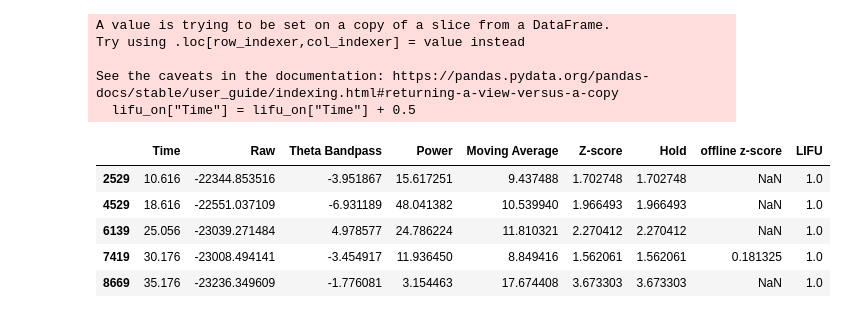
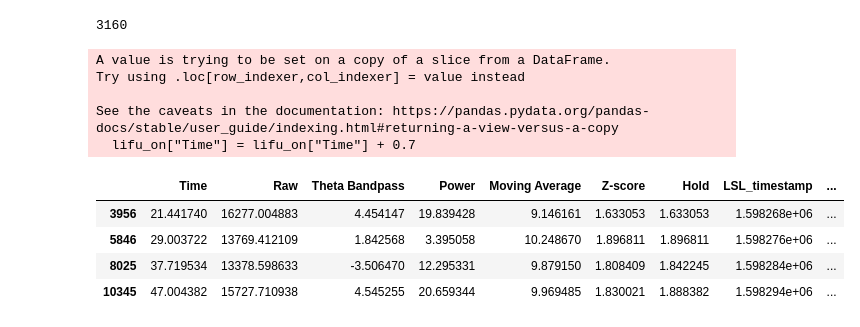
Before and after one commit to janetshin8030/OW_closedloop, a Jupyter notebook: offline_processing.ipynb, the cells around one changed output. Cells and saved outputs as stored; diff of their text form; code cells hidden in the pictures.

```diff
--- a/offline_processing.ipynb
+++ b/offline_processing.ipynb
@@ -2,6 +2,6 @@
 import numpy as np
 import pandas as pd
 # %%
-online = pd.read_csv("thetaPSD_online_2back_-1580742246_20260603_113547.csv")
+online = pd.read_csv("eeg_lsl_raw_2back_-1580742246.csv")
 online
 # %% [output]
@@ -56,3 +44,2 @@ threshold_crossed[720:]
 # %%
-merged_df = online.loc[online["Time"] > 10.00].copy()
-merged_df
+merged_df = online
@@ -81,7 +54,8 @@ MAD_THRESHOLD = 6
 THETA_THRESHOLD_Z = 1.5
 INITIAL_CUTOFF = 100.0
 BUFFER_SIZE = 500
-COOLDOWN_TIME = 5
+COOLDOWN_TIME = 7
+sonication_enabled = 20
 
 # Ch05 = index 4
 channel = "Hold"
@@ -90,11 +64,10 @@ for i in range(len(merged_df)):
 
     theta_val = merged_df[channel].iloc[i]   # MUST match online
     if last_theta_val is not None and theta_val == last_theta_val:
-        offline_z.append(np.nan)
+        offline_z.append(last_theta_val)
         continue
-    last_theta_val = theta_val
     # Warm-up
-    if len(buffer) <= 450:
+    if len(buffer) <= 200:
         if theta_val < INITIAL_CUTOFF:
             buffer.append(theta_val)
         offline_z.append(np.nan)
@@ -116,10 +89,10 @@ for i in range(len(merged_df)):
 
     # Clean sample
     buffer.append(theta_val)
+    last_theta_val = theta_val
 
     # Z-score
-    theta_z = abs(theta_val - MU) / SIGMA
-    offline_z.append(theta_z)
+    offline_z.append(theta_val)
 
 merged_df["offline z-score"] = offline_z
 # %%
@@ -130,7 +103,7 @@ for i in range(len(merged_df)):
     theta_z = merged_df["Hold"].iloc[i]
     now = merged_df["Time"].iloc[i]
 
-    if theta_z > THETA_THRESHOLD_Z and theta_z < MAD_THRESHOLD and (now - last_trigger_time > COOLDOWN_TIME):
+    if now> sonication_enabled and theta_z > THETA_THRESHOLD_Z and theta_z < MAD_THRESHOLD and (now - last_trigger_time > COOLDOWN_TIME):
         LIFU[i] = 1.0
         last_trigger_time = now
 # %%
@@ -153,17 +126,23 @@ merged_df
+# %%
+import math
+
+nan_values = [x for x in offline_z if isinstance(x, float) and math.isnan(x)]
+print(len(nan_values))
+# %% [output]
+3160
 # %%
 mask_lifu = merged_df["LIFU"] == 1.0
 lifu_on = merged_df[mask_lifu]
-lifu_on["Time"] = lifu_on["Time"] + 0.5
+lifu_on["Time"] = lifu_on["Time"] + 0.7
 lifu_on
 # %% [output]
 A value is trying to be set on a copy of a slice from a DataFrame.
 Try using .loc[row_indexer,col_indexer] = value instead
 
 See the caveats in the documentation: https://pandas.pydata.org/pandas-docs/stable/user_guide/indexing.html#returning-a-view-versus-a-copy
-  lifu_on["Time"] = lifu_on["Time"] + 0.5
+  lifu_on["Time"] = lifu_on["Time"] + 0.7
-|  | Time | Raw | Theta Bandpass | Power | Moving Average | Z-score | Hold | offline z-score | LIFU |
-| 2529 | 10.616 | -22344.853516 | -3.951867 | 15.617251 | 9.437488 | 1.702748 | 1.702748 | NaN | 1.0 |
-| 4529 | 18.616 | -22551.037109 | -6.931189 | 48.041382 | 10.539940 | 1.966493 | 1.966493 | NaN | 1.0 |
-| 6139 | 25.056 | -23039.271484 | 4.978577 | 24.786224 | 11.810321 | 2.270412 | 2.270412 | NaN | 1.0 |
-| 7419 | 30.176 | -23008.494141 | -3.454917 | 11.936450 | 8.849416 | 1.562061 | 1.562061 | 0.181325 | 1.0 |
-| 8669 | 35.176 | -23236.349609 | -1.776081 | 3.154463 | 17.674408 | 3.673303 | 3.673303 | NaN | 1.0 |
+|  | Time | Raw | Theta Bandpass | Power | Moving Average | Z-score | Hold | LSL_timestamp | ... |
+| 3956 | 21.441740 | 16277.004883 | 4.454147 | 19.839428 | 9.146161 | 1.633053 | 1.633053 | 1.598268e+06 | ... |
+| 5846 | 29.003722 | 13769.412109 | 1.842568 | 3.395058 | 10.248670 | 1.896811 | 1.896811 | 1.598276e+06 | ... |
+| 8025 | 37.719534 | 13378.598633 | -3.506470 | 12.295331 | 9.879150 | 1.808409 | 1.842245 | 1.598284e+06 | ... |
+| 10345 | 47.004382 | 15727.710938 | 4.545255 | 20.659344 | 9.969485 | 1.830021 | 1.888382 | 1.598294e+06 | ... |
```
Also changed, not shown: parts of 5 cells of this notebook, 38 other files.
